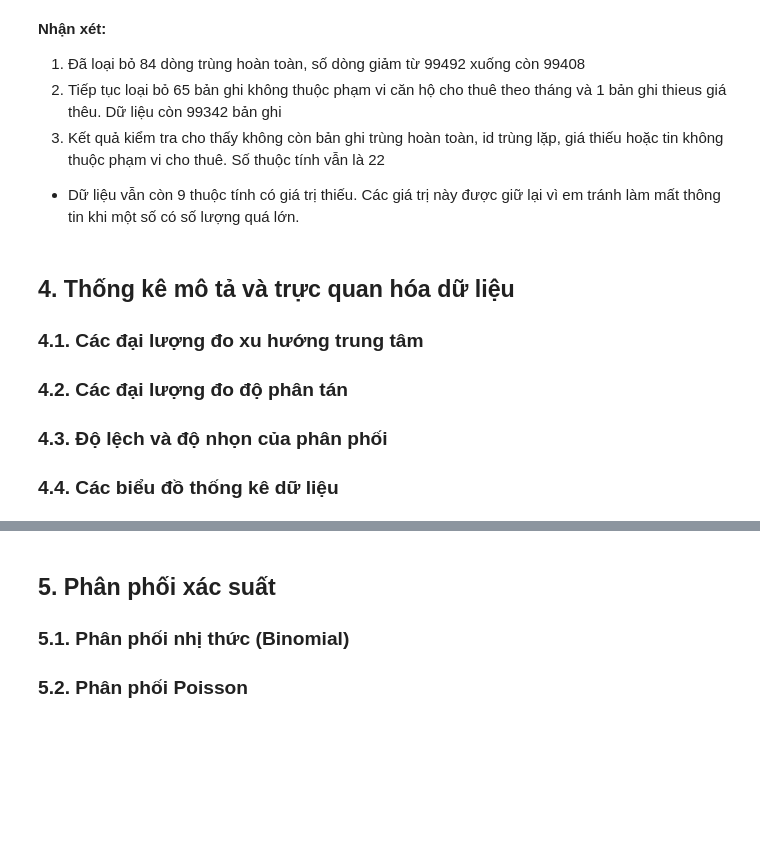
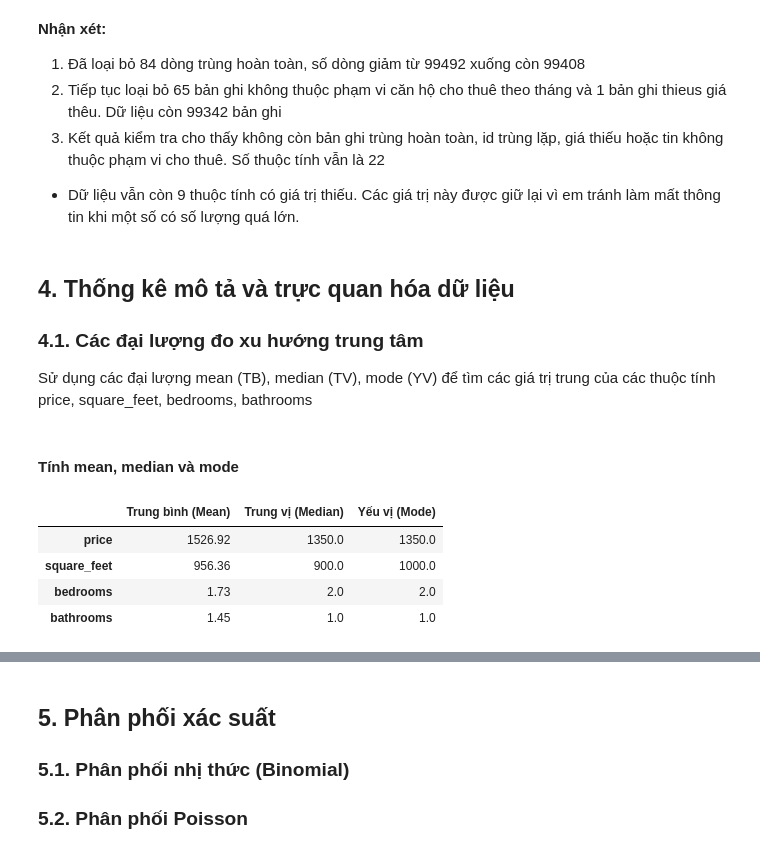
Before and after one commit to 1amBlake/apartment-rental-analysis-iuh, a Jupyter notebook: notebooks/apartment_retal_analysis.ipynb, the cells around one changed output, grey strips where cells are left out. Cells and saved outputs as stored; diff of their text form; code cells hidden in the pictures; blank space fills up the shorter version.

```diff
--- a/notebooks/apartment_retal_analysis.ipynb
+++ b/notebooks/apartment_retal_analysis.ipynb
@@ -742,6 +742,22 @@ Số thuộc tính còn giá trị thiếu: 9
 # %% [markdown]
 ## 4. Thống kê mô tả và trực quan hóa dữ liệu
 ### 4.1. Các đại lượng đo xu hướng trung tâm
-### 4.2. Các đại lượng đo độ phân tán
-### 4.3. Độ lệch và độ nhọn của phân phối
-### 4.4. Các biểu đồ thống kê dữ liệu
+Sử dụng các đại lượng mean (TB), median (TV), mode (YV) để tìm các giá trị trung của các thuộc tính price, square_feet, bedrooms, bathrooms
+# %% [markdown]
+#### Tính mean, median và mode
+# %%
+columns = ["price", "square_feet", "bedrooms", "bathrooms"]
+
+df_central = pd.DataFrame({
+    "Trung bình (Mean)": df_clean[columns].mean(),
+    "Trung vị (Median)": df_clean[columns].median(),
+    "Yếu vị (Mode)": df_clean[columns].mode().iloc[0]
+})
+
+display(df_central.round(2))
+# %% [output]
+|  | Trung bình (Mean) | Trung vị (Median) | Yếu vị (Mode) |
+| price | 1526.92 | 1350.0 | 1350.0 |
+| square_feet | 956.36 | 900.0 | 1000.0 |
+| bedrooms | 1.73 | 2.0 | 2.0 |
+| bathrooms | 1.45 | 1.0 | 1.0 |
```
Also changed, not shown: parts of 9 cells of this notebook.
